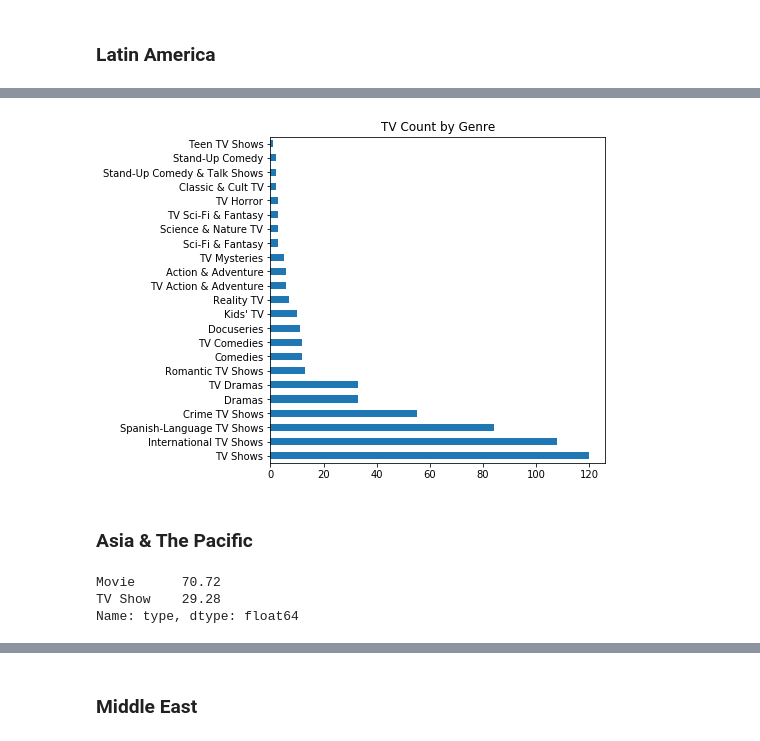
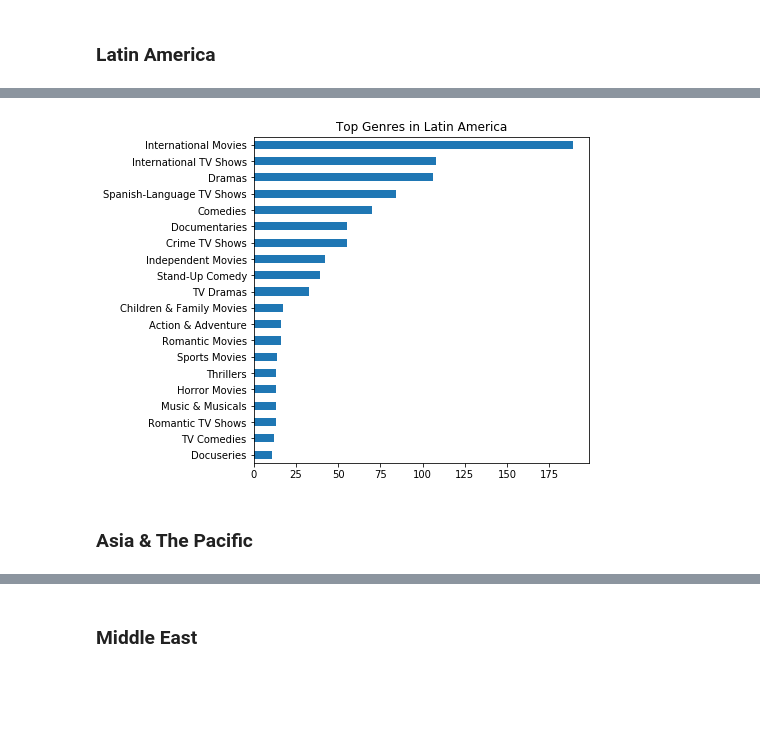
Before and after one commit to albert-ntiri/netflix, a Jupyter notebook: Netflix_Region_Comparison.ipynb, the cells around one changed output, grey strips where cells are left out. Saved outputs shown, nothing was run; the diff lists cells and outputs as text; code cells hidden in the pictures; blank space fills up the shorter version.

```diff
--- a/Netflix_Region_Comparison.ipynb
+++ b/Netflix_Region_Comparison.ipynb
@@ -451,0 +456,8 @@ latin_america.movie_data.head(3)
+# %%
+# Instantiate Region object for Latin America, generate profile, show example movies and TV shows, and graph top genres.
+
+latin_america = Region(netflix.data, latin_american_countries, regions[1])
+latin_america.create_regional_df()
+latin_america.split_df()
+latin_america.generate_profile(agg_list=four_plus_seasons, agg_key=mult_seasons)
+latin_america.movie_data.head(3)
@@ -478,14 +478,6 @@ latin_america.graph_avg_duration_by_genre()
-# %%
-latin_america.graph_season_dist_by_genre()
-# %% [output]
-[figure, removed]
+# %%
+latin_america.graph_freq_dist_by_genre(latin_america.regional_data, 'latin_american_content', 20)
+# %% [output]
+[figure, added]
 # %% [markdown]
 ### Asia & The Pacific
-# %%
-asia_pac = Region(netflix.data, asia_pac_countries)
-asia_pac.create_regional_df()
-asia_pac.gen_freq_table(asia_pac.regional_data, 'type')
-# %% [output]
-Movie      70.72
-TV Show    29.28
-Name: type, dtype: float64
```
Also changed, not shown: parts of 71 cells of this notebook, 2 other files.
